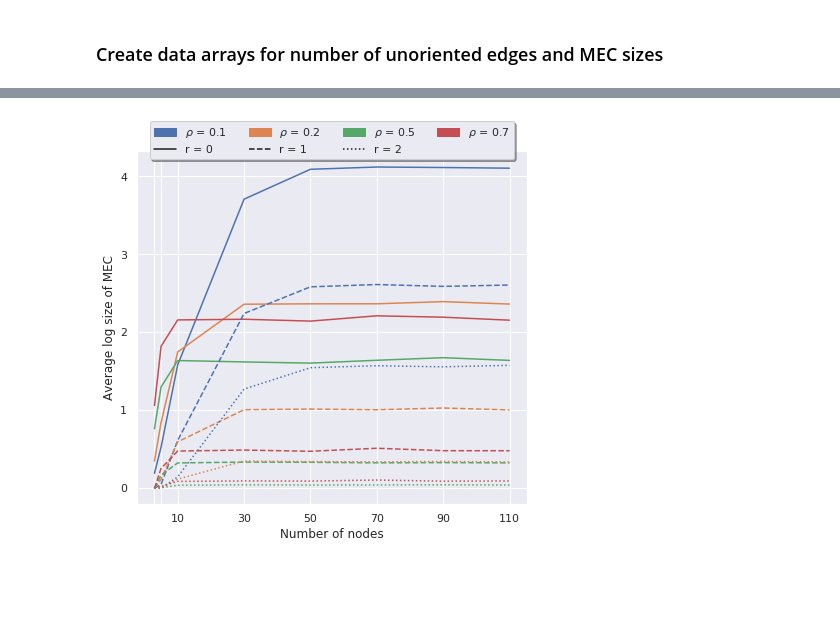
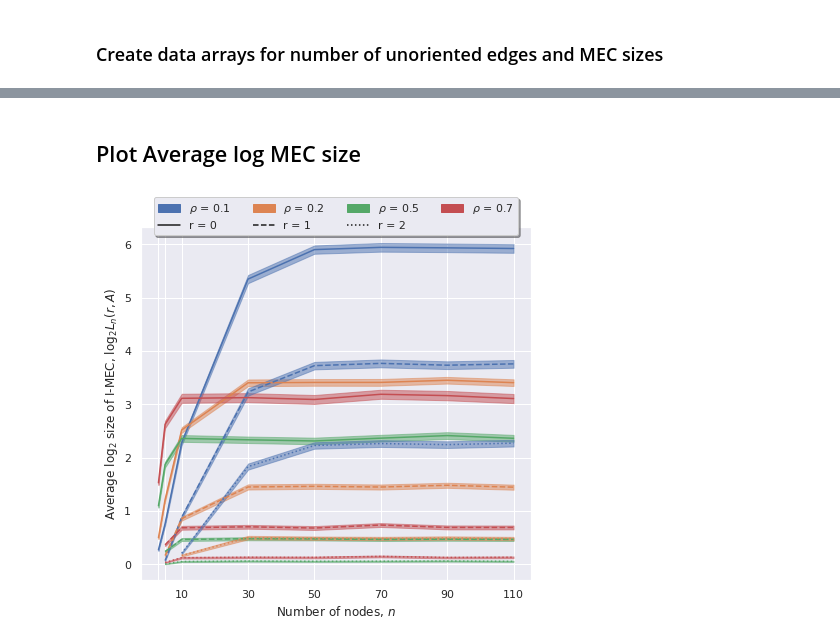
Before and after one commit to csquires/orderdag-bounds, a Jupyter notebook: main.ipynb, the cells around one changed output, grey strips where cells are left out. Cells and saved outputs as stored; diff of their text form; code cells hidden in the pictures; blank space fills up the shorter version.

```diff
--- a/main.ipynb
+++ b/main.ipynb
@@ -76,4 +81,7 @@ for s, p in itr.product(sparsities, node_sizes):
     if (s, p) not in excluded:
         fn = os.path.join(get_dags_folder(p, s), 'num_ivs_to_orient.txt')
         num_ivs_to_orient.loc[dict(sparsity=s, nnodes=p)] = save_utils.load_list(fn) if os.path.exists(fn) else None
+# %%
+log2_mec_sizes = np.log2(mec_sizes)
+is_updag = (num_unoriented==0).astype(int)
 # %% [markdown]
@@ -126,17 +181,30 @@ avg_log_mec_sizes = np.log(mec_sizes).mean(dim='dag')
 # %%
 plt.figure(figsize=(7, 6.5))
 for (k, linestyle), (s, color) in itr.product(num_interventions_linestyles, sparsity_colors):
+    mvs_list = [
+        bayes_mvs(mec_sizes.sel(sparsity=s, num_interventions=k, nnodes=n), alpha=CONFIDENCE)
+        for n in node_sizes
+    ]
+    avs = [mvs[0] for mvs in mvs_list]
+    av_stats = [av.statistic for av in avs]
+    av_mins, av_maxes = zip(*[av.minmax for av in avs])
     plt.plot(
         node_sizes,
-        avg_mec_sizes.sel(sparsity=s, num_interventions=k),
+        av_stats,
         color=color,
         linestyle=linestyle,
         label='s=%s' % s
     )
+    plt.fill_between(
+        node_sizes,
+        av_mins,
+        av_maxes,
+        color=color,
+        alpha=.5
+    )
 plt.xticks(node_sizes, node_size_labels)
-plt.xlabel('Number of nodes')
-plt.xlabel('Number of nodes')
-plt.ylabel('Average size of MEC')
+plt.xlabel('Number of nodes, $n$')
+plt.ylabel('Average size of I-MEC, $L_n(r, A)$')
 plt.legend(handles=all_handles, ncol=4, loc='upper center', bbox_to_anchor=(.5, 1.1), shadow=True);
 plt.savefig(os.path.join(FIGURES_FOLDER, 'mec_sizes.png'))
 # %% [output]
@@ -144,18 +212,33 @@ plt.savefig(os.path.join(FIGURES_FOLDER, 'mec_sizes.png'))
+# %% [markdown]
+## Plot Average log MEC size
 # %%
 plt.figure(figsize=(7, 6.5))
 for (k, linestyle), (s, color) in itr.product(num_interventions_linestyles, sparsity_colors):
+    mvs_list = [
+        bayes_mvs(log2_mec_sizes.sel(sparsity=s, num_interventions=k, nnodes=n), alpha=CONFIDENCE)
+        for n in node_sizes
+    ]
+    avs = [mvs[0] for mvs in mvs_list]
+    av_stats = [av.statistic for av in avs]
+    av_mins, av_maxes = zip(*[av.minmax for av in avs])
     plt.plot(
         node_sizes,
-        avg_log_mec_sizes.sel(sparsity=s, num_interventions=k),
+        av_stats,
         color=color,
         linestyle=linestyle,
         label='s=%s' % s
     )
+    plt.fill_between(
+        node_sizes,
+        av_mins,
+        av_maxes,
+        color=color,
+        alpha=.5
+    )
 plt.xticks(node_sizes, node_size_labels)
-plt.xlabel('Number of nodes')
-plt.xlabel('Number of nodes')
-plt.ylabel('Average log size of MEC')
+plt.xlabel('Number of nodes, $n$')
+plt.ylabel('Average $\log_2$ size of I-MEC, $\log_2 L_n(r, A)$')
 plt.legend(handles=all_handles, ncol=4, loc='upper center', bbox_to_anchor=(.5, 1.1), shadow=True);
 plt.savefig(os.path.join(FIGURES_FOLDER, 'log_mec_sizes.png'))
 # %% [output]
-[figure, old version]
+[figure, new version]
```
Also changed, not shown: parts of 18 cells of this notebook, 8 other files.
